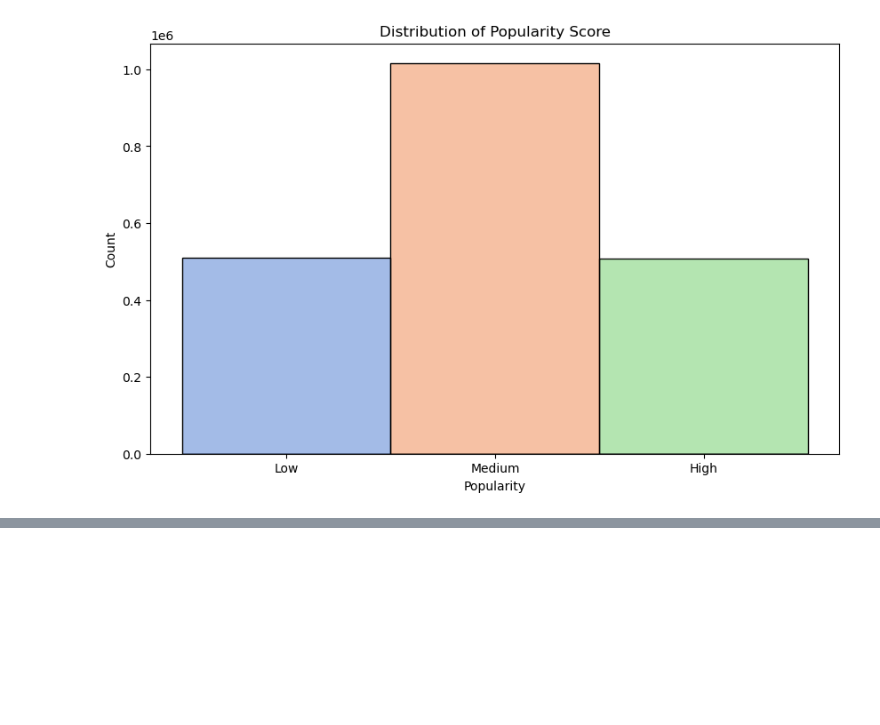
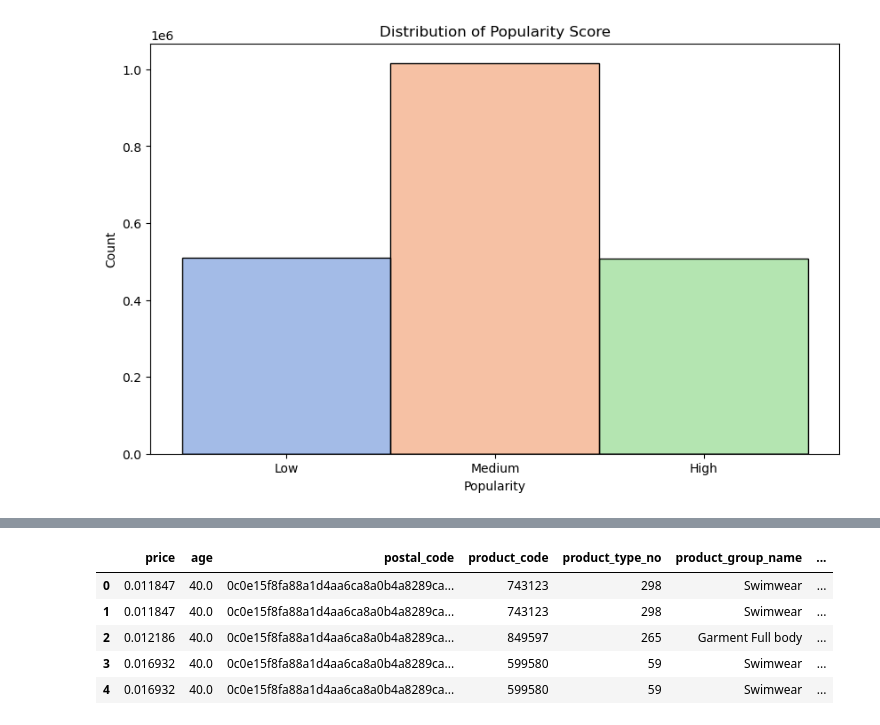
Before and after one commit to anbitasiregar/fashion-recommendations, a Jupyter notebook: notebooks/recommender_system.ipynb, the cells around one changed output, grey strips where cells are left out. Cells and saved outputs as stored; diff of their text form; code cells hidden in the pictures; blank space fills up the shorter version.

```diff
--- a/notebooks/recommender_system.ipynb
+++ b/notebooks/recommender_system.ipynb
@@ -128,0 +166,6 @@ merged_df.head()
+# %%
+# create a merged dataset with all the transaction, article, and customer data
+trans_cust_df = transactions_df.merge(customers_df, on="customer_id", how="left")
+merged_df = trans_cust_df.merge(articles_df, on="article_id", how="left")
+
+merged_df.head()
@@ -211,0 +273,15 @@ plt.show()
+# %%
+# Select relevant features for classification model
+merged_df = merged_df.drop(columns=["t_dat", "customer_id", "article_id", "sales_channel_id", "prod_name", "product_type_name", "graphical_appearance_name",
+                                        "colour_group_name", "perceived_colour_value_name", "perceived_colour_master_name",
+                                        "department_name", "index_name", "index_group_name", "section_name",
+                                        "garment_group_name", "detail_desc", "purchase_count"])
+
+merged_df.head()
+# %% [output]
+|  | price | age | postal_code | product_code | product_type_no | product_group_name | ... |
+| 0 | 0.011847 | 40.0 | 0c0e15f8fa88a1d4aa6ca8a0b4a8289ca... | 743123 | 298 | Swimwear | ... |
+| 1 | 0.011847 | 40.0 | 0c0e15f8fa88a1d4aa6ca8a0b4a8289ca... | 743123 | 298 | Swimwear | ... |
+| 2 | 0.012186 | 40.0 | 0c0e15f8fa88a1d4aa6ca8a0b4a8289ca... | 849597 | 265 | Garment Full body | ... |
+| 3 | 0.016932 | 40.0 | 0c0e15f8fa88a1d4aa6ca8a0b4a8289ca... | 599580 | 59 | Swimwear | ... |
+| 4 | 0.016932 | 40.0 | 0c0e15f8fa88a1d4aa6ca8a0b4a8289ca... | 599580 | 59 | Swimwear | ... |
```
Also changed, not shown: parts of 21 cells of this notebook.
